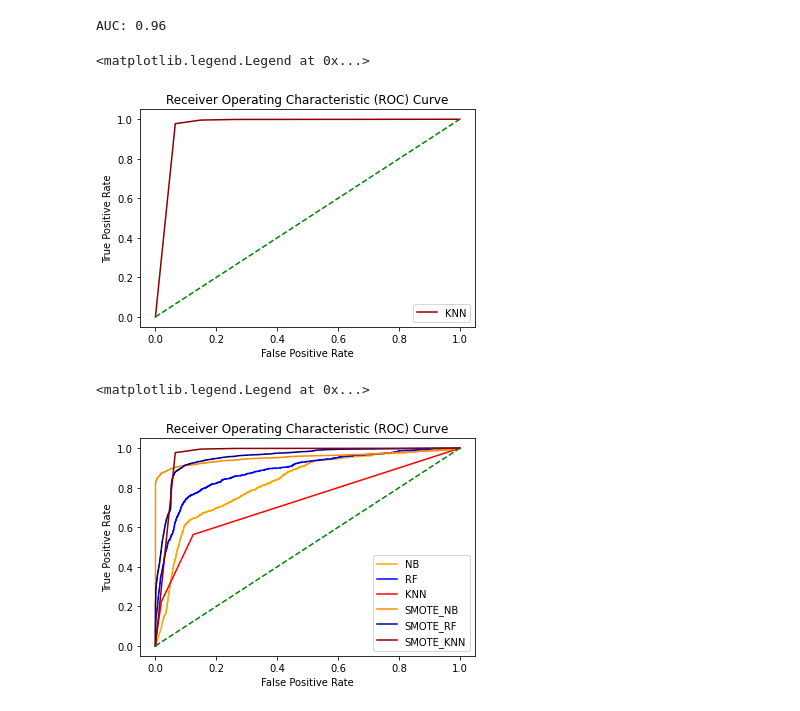
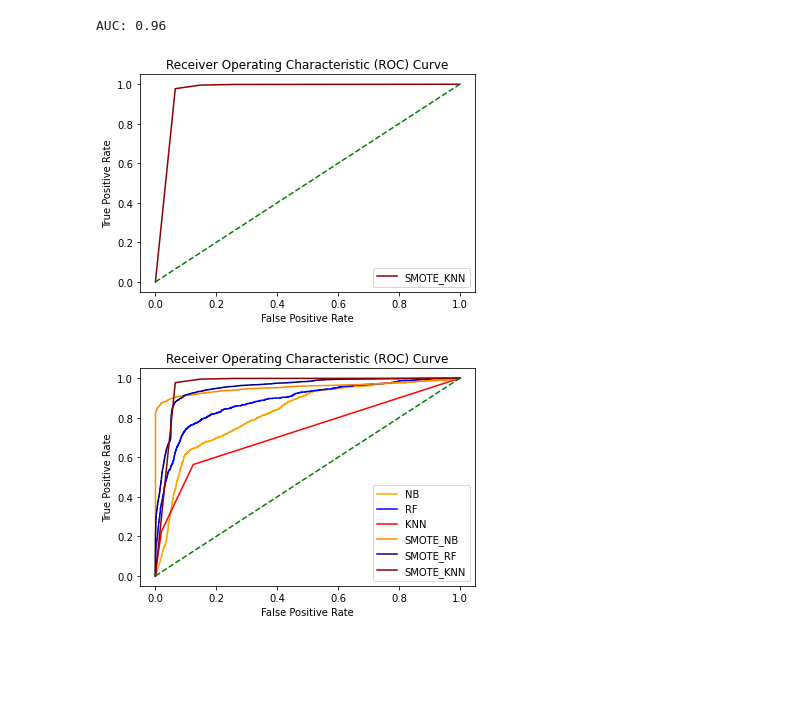
Before and after one commit to bashketchum02/Data-Mining-1, a Jupyter notebook: DataMining1.ipynb, the cells around one changed output. Drawn from its saved outputs; the diff is of its cells as text; code cells hidden in the pictures; blank space fills up the shorter version.

```diff
--- a/DataMining1.ipynb
+++ b/DataMining1.ipynb
@@ -207,10 +207,6 @@ df1.drop(['ADMISSION DATE', 'BIRTHPLACE_LOCATION', 'DATE_OF_FIRST_SYMPTOM', 'DAT
 df1.shape
 # %% [output]
 (51164, 29)
-# %%
-df1['ADMISSION_YEAR'] = df1['ADMISSION_YEAR'].astype(str).astype(int)
-df1['ADMISSION_MONTH'] = df1['ADMISSION_MONTH'].astype(str).astype(int)
-df1['ADMISSION_DATE'] = df1['ADMISSION_DATE'].astype(str).astype(int)
 # %%
 df1.dtypes
 # %% [output]
@@ -952,15 +943,14 @@ AUC: 0.96
 # %%
 smote_fpr_KNN, smote_tpr_KNN, smote_thresholds_KNN = roc_curve(y_test, prob_KNN)
 
-plt.plot(smote_fpr_KNN, smote_tpr_KNN, color='darkred', label='KNN')
+plt.plot(smote_fpr_KNN, smote_tpr_KNN, color='darkred', label='SMOTE_KNN')
 plt.plot([0, 1], [0, 1], color='green', linestyle='--')
 plt.xlabel('False Positive Rate')
 plt.ylabel('True Positive Rate')
 plt.title('Receiver Operating Characteristic (ROC) Curve')
-plt.legend()
+plt.legend().figure.savefig('Q14_knn_roc.png')
 # %% [output]
-<matplotlib.legend.Legend at 0x...>
-[figure, old version]
+[figure, new version]
 # %%
 # Question 13
 plt.plot(fpr_NB, tpr_NB, color='orange', label='NB')
@@ -973,7 +963,6 @@ plt.plot([0, 1], [0, 1], color='green', linestyle='--')
 plt.xlabel('False Positive Rate')
 plt.ylabel('True Positive Rate')
 plt.title('Receiver Operating Characteristic (ROC) Curve')
-plt.legend()
+plt.legend().figure.savefig('Q14_overall_roc.png')
 # %% [output]
-<matplotlib.legend.Legend at 0x...>
 [figure]
```
Also changed, not shown: parts of 18 cells of this notebook, 15 other files.
